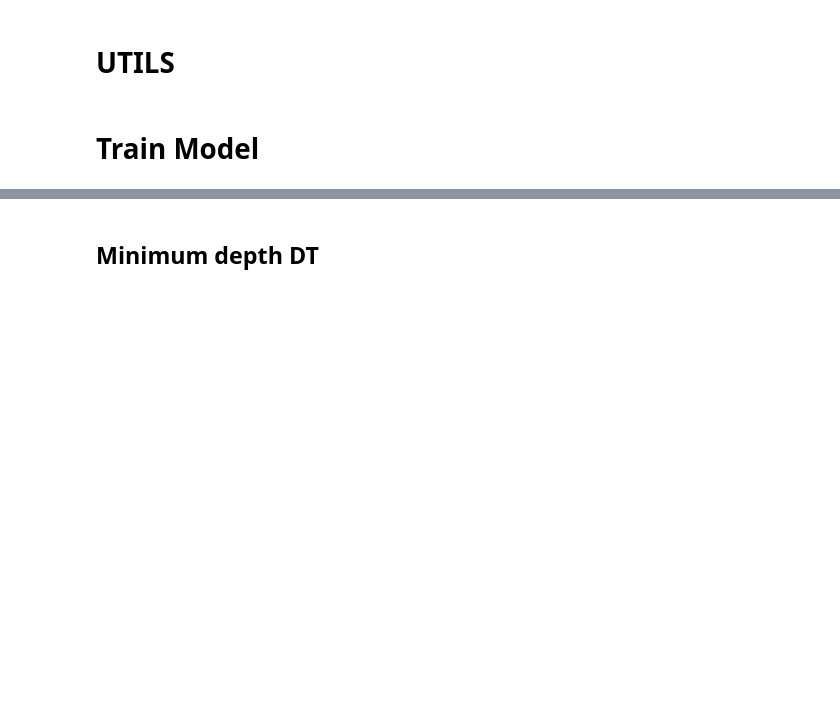
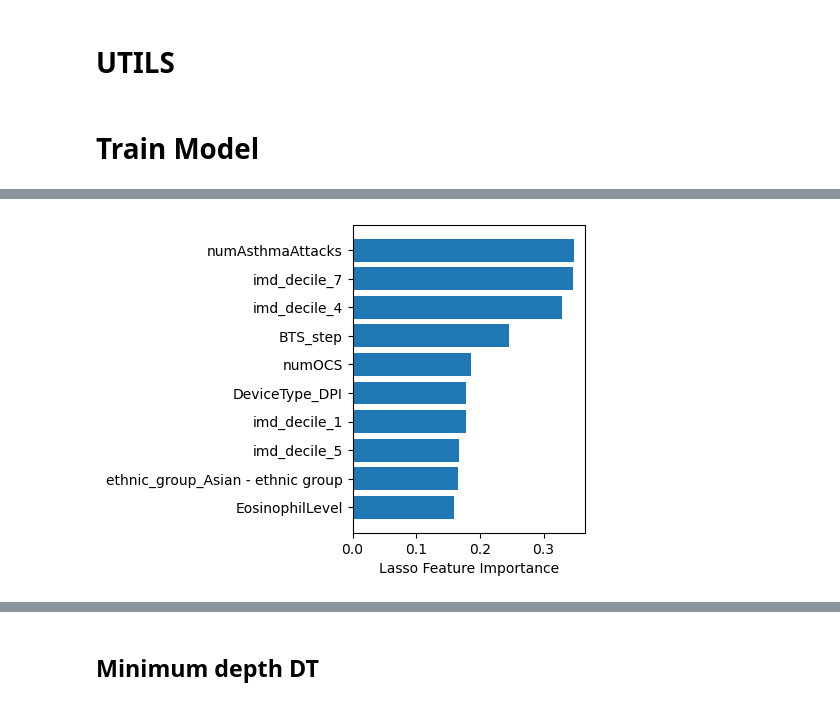
Before and after one commit to abudiarto/Asthma-python, a Jupyter notebook: ModelDev-CombineSplit.ipynb, the cells around one changed output, grey strips where cells are left out. Saved outputs shown, nothing was run; the diff lists cells and outputs as text; code cells hidden in the pictures; blank space fills up the shorter version.

```diff
--- a/ModelDev-CombineSplit.ipynb
+++ b/ModelDev-CombineSplit.ipynb
@@ -798,14 +548,16 @@ plt.show()
 # %%
 dttop10 = X.columns[sorted_idx][-10:]
 # %%
-best_model_lasso = pickle.load(open('../Models/12months/Lasso.sav', 'rb'))
+best_model_lasso = pickle.load(open('../Models_trainValEval/12months/Lasso0.sav', 'rb'))
 
 # pd.DataFrame([best_model3.feature_importances_], columns=X.columns).T.sort_values(0, ascending=False)
 sorted_idx = best_model_lasso.coef_[0].argsort()
 plt.figure(figsize=(3,4))
 plt.barh(X.columns[sorted_idx][-10:], best_model_lasso.coef_[0][sorted_idx][-10:])
 plt.xlabel("Lasso Feature Importance")
 plt.show()
+# %% [output]
+[figure, added]
 # %%
 lassotop10 = X.columns[sorted_idx][-10:]
 # %%
```
Also changed, not shown: parts of 89 cells of this notebook, 7 other files.
